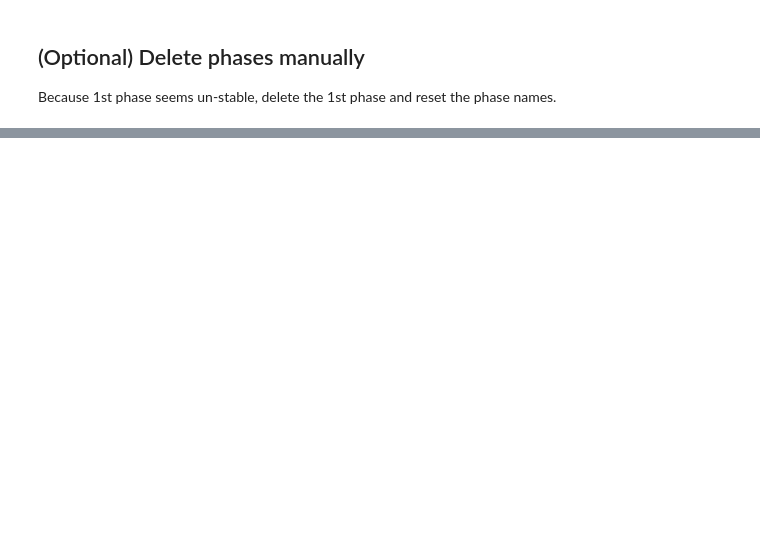
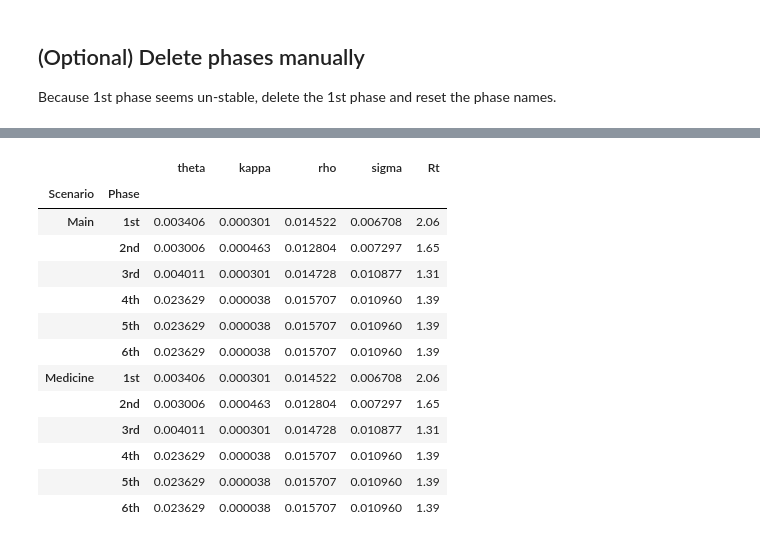
Before and after one commit to lisphilar/covid19-sir, a Jupyter notebook: example/usage_phases.ipynb, the cells around one changed output, grey strips where cells are left out. Drawn from its saved outputs; the diff is of its cells as text; code cells hidden in the pictures; blank space fills up the shorter version.

```diff
--- a/example/usage_phases.ipynb
+++ b/example/usage_phases.ipynb
@@ -33,6 +40,6 @@ Just for demonstration, we will fix the first/end date of the records here. This
 # Fix the first date of records
 scenario.first_date = "01Mar2020"
 # Fix the last date of records
-scenario.last_date = "20Jul2020"
+scenario.last_date = "16Jul2020"
 # Summarize (Empty because no phases are registered)
 scenario.summary()
@@ -92,0 +145,11 @@ scenario.trend(set_phases=False)
+# %%
+# Set 0th phase to set the start date of 1st phase
+scenario.add(end_date="29May2020")
+# Add 1st phase and delete 0th phase
+scenario.add(end_date="05Jun2020").delete(phases=["0th"])
+# Add 2nd phase
+scenario.add(end_date="15Jun2020")
+# Add 3rd phase
+scenario.add(end_date="04Jul2020")
+# Add 4th phase to the last of the records
+scenario.add().summary()
@@ -92,0 +175,7 @@ scenario.trend(set_phases=False)
+# %%
+# Add 5th phase with the parameter values of 4th phase (until 01Aug2020)
+scenario.add(end_date="01Aug2020", name="Main")
+# Add 6th phase with the parameter values of 4th phase (100 days)
+scenario.add(days=100, name="Main")
+# Show the parameter values of SIR-F model and reproduction number
+scenario.summary(columns=[*cs.SIRF.PARAMETERS, "Rt"])
@@ -92,0 +190,26 @@ scenario.trend(set_phases=False)
+# %%
+# Initialize Medicine scenario
+scenario.clear(name="Medicine")
+# Calculate double value of sigma (baseline: 4th phase)
+sigma_opt = scenario.get("sigma", phase="4th", name="Main")
+# Add 5th phase (until 01Aug2020, sigma: double)
+scenario.add(end_date="01Aug2020", name="Medicine", sigma=sigma_opt)
+# Add 6th phase (100 days, sigma: double)
+scenario.add(days=100, name="Medicine", sigma=sigma_opt)
+# Show the parameter values of SIR-F model and reproduction number
+scenario.summary(columns=[*cs.SIRF.PARAMETERS, "Rt"])
+# %% [output]
+|  |  | theta | kappa | rho | sigma | Rt |
+| Scenario | Phase |  |  |  |  |  |
+| Main | 1st | 0.003406 | 0.000301 | 0.014522 | 0.006708 | 2.06 |
+|  | 2nd | 0.003006 | 0.000463 | 0.012804 | 0.007297 | 1.65 |
+|  | 3rd | 0.004011 | 0.000301 | 0.014728 | 0.010877 | 1.31 |
+|  | 4th | 0.023629 | 0.000038 | 0.015707 | 0.010960 | 1.39 |
+|  | 5th | 0.023629 | 0.000038 | 0.015707 | 0.010960 | 1.39 |
+|  | 6th | 0.023629 | 0.000038 | 0.015707 | 0.010960 | 1.39 |
+| Medicine | 1st | 0.003406 | 0.000301 | 0.014522 | 0.006708 | 2.06 |
+|  | 2nd | 0.003006 | 0.000463 | 0.012804 | 0.007297 | 1.65 |
+|  | 3rd | 0.004011 | 0.000301 | 0.014728 | 0.010877 | 1.31 |
+|  | 4th | 0.023629 | 0.000038 | 0.015707 | 0.010960 | 1.39 |
+|  | 5th | 0.023629 | 0.000038 | 0.015707 | 0.010960 | 1.39 |
+|  | 6th | 0.023629 | 0.000038 | 0.015707 | 0.010960 | 1.39 |
```
Also changed, not shown: parts of 19 cells of this notebook, 2 other files.
